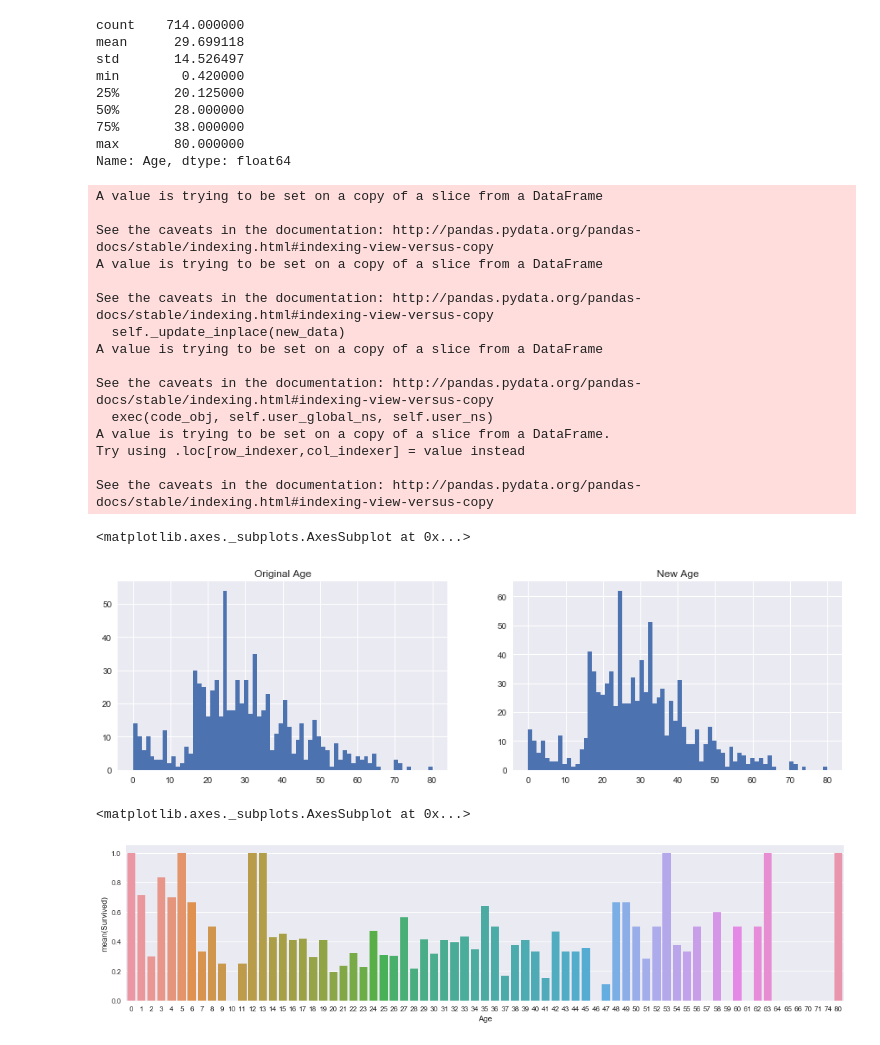
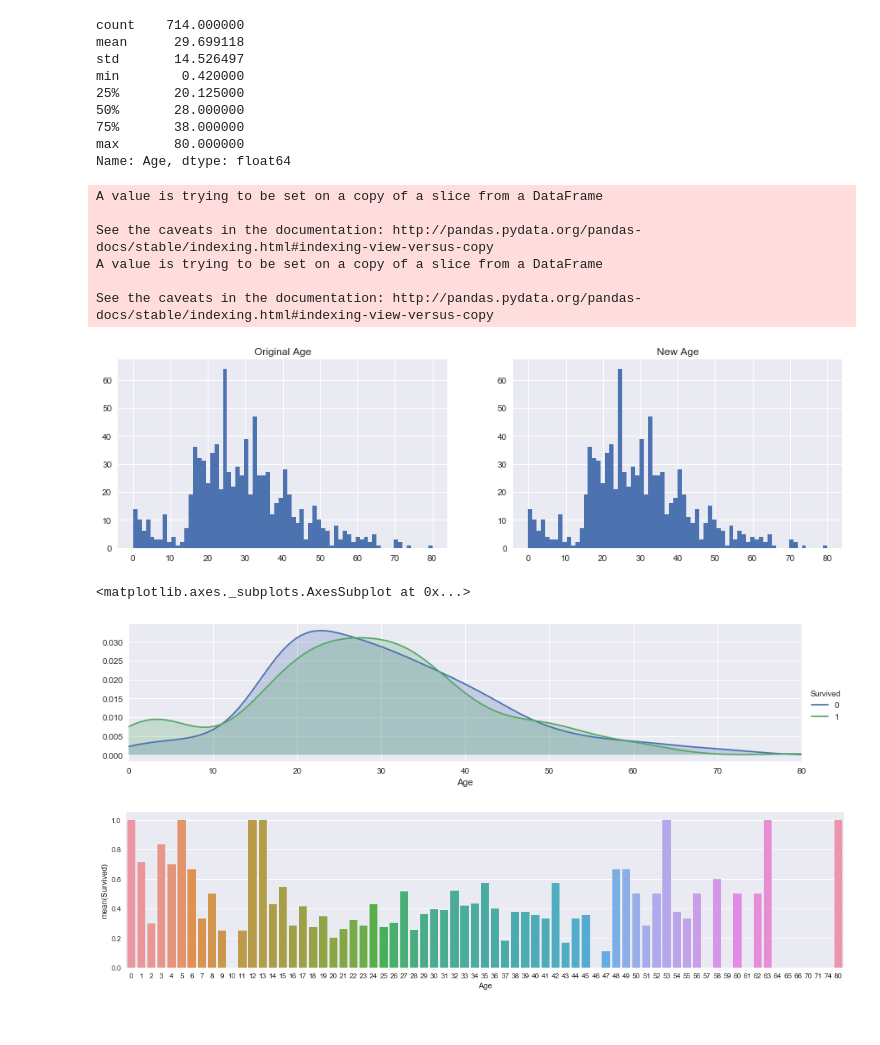
Before and after one commit to zhongzishi/Python-learning-notebooks, a Jupyter notebook: Kaggle/Titanic/Titanic.ipynb, the cells around one changed output. Cells and saved outputs as stored; diff of their text form; code cells hidden in the pictures.

```diff
--- a/Kaggle/Titanic/Titanic.ipynb
+++ b/Kaggle/Titanic/Titanic.ipynb
@@ -43,4 +44,5 @@ Observations
 - Age's format is float
 # %%
 #drop PassengerId and Ticket since they are less useful for prediction
-trainSet = trainSet.drop(["PassengerId","Ticket"],axis=1)
+trainSet = trainSet.drop(["PassengerId","Ticket","Name"],axis=1)
+testSet = testSet.drop(["Name","Ticket"],axis=1)
@@ -89,2 +115,0 @@ sns.factorplot(x='Sex',y='Survived',data=trainSet,size=4,aspect=2)
-# %%
-trainSet['Sex'] = (trainSet['Sex'] == 'male').astype(int)
@@ -117,16 +130,22 @@ fig, (axis1,axis2) = plt.subplots(1,2,figsize=(15,4))
 axis1.set_title('Original Age')
 axis2.set_title('New Age')
 
-age_std = trainSet['Age'].std()
-age_mean = trainSet['Age'].mean()
+age_std_train = trainSet['Age'].std()
+age_mean_train = trainSet['Age'].mean()
 size = trainSet['Age'].isnull().sum()
-age = trainSet[['Age','Survived']]
-age['Age'].dropna().astype(int).hist(bins=70,ax=axis1)
+trainSet['Age'].dropna().astype(int).hist(bins=70,ax=axis1)
 
-fillvalues=np.random.randint(age_mean-age_std,age_mean+age_std,size=size)
-age['Age'][np.isnan(age['Age'])] = fillvalues
-age['Age'] = age['Age'].astype(int)
-age['Age'].hist(bins=70,ax=axis2)
+fillvalues_train=np.random.randint(age_mean_train-age_std_train,age_mean_train+age_std_train,size=size)
+trainSet['Age'][np.isnan(trainSet['Age'])] = fillvalues_train
+trainSet['Age'] = trainSet['Age'].astype(int)
+trainSet['Age'].hist(bins=70,ax=axis2)
+
+age_std_test=testSet['Age'].std()
+age_mean_test=testSet['Age'].mean()
+size=testSet['Age'].isnull().sum()
+fillvalues_test=np.random.randint(age_mean_test-age_std_test,age_mean_test+age_std_test,size=size)
+testSet['Age'][np.isnan(testSet['Age'])] = fillvalues_test
+testSet['Age'] = testSet['Age'].astype(int)
 # %% [output]
 A value is trying to be set on a copy of a slice from a DataFrame
 
@@ -134,21 +153,17 @@ See the caveats in the documentation: http://pandas.pydata.org/pandas-docs/stabl
 A value is trying to be set on a copy of a slice from a DataFrame
 
 See the caveats in the documentation: http://pandas.pydata.org/pandas-docs/stable/indexing.html#indexing-view-versus-copy
-  self._update_inplace(new_data)
-A value is trying to be set on a copy of a slice from a DataFrame
-
-See the caveats in the documentation: http://pandas.pydata.org/pandas-docs/stable/indexing.html#indexing-view-versus-copy
-  exec(code_obj, self.user_global_ns, self.user_ns)
-A value is trying to be set on a copy of a slice from a DataFrame.
-Try using .loc[row_indexer,col_indexer] = value instead
-
-See the caveats in the documentation: http://pandas.pydata.org/pandas-docs/stable/indexing.html#indexing-view-versus-copy
-<matplotlib.axes._subplots.AxesSubplot at 0x...>
-[figure, old version]
+[figure, new version]
 # %%
+facet = sns.FacetGrid(trainSet,hue='Survived',aspect=4)
+facet.map(sns.kdeplot,'Age',shade=True)
+facet.set(xlim=(0,trainSet['Age'].max()))
+facet.add_legend()
+
 fig, axis1 = plt.subplots(1,1,figsize=(18,4))
 average_age = age.groupby(['Age'],as_index=False).mean()
 sns.barplot(x='Age',y='Survived',data=average_age)
 # %% [output]
 <matplotlib.axes._subplots.AxesSubplot at 0x...>
-[figure, old version]
+[figure, new version]
+[figure, added]
```
Also changed, not shown: parts of 19 cells of this notebook.
